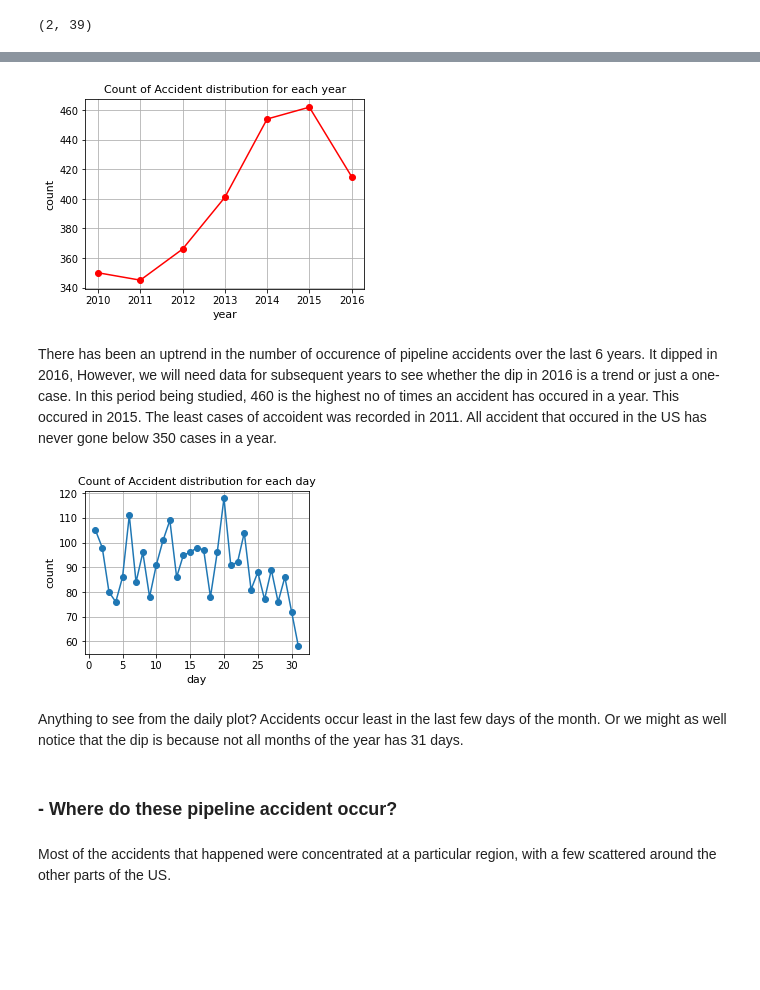
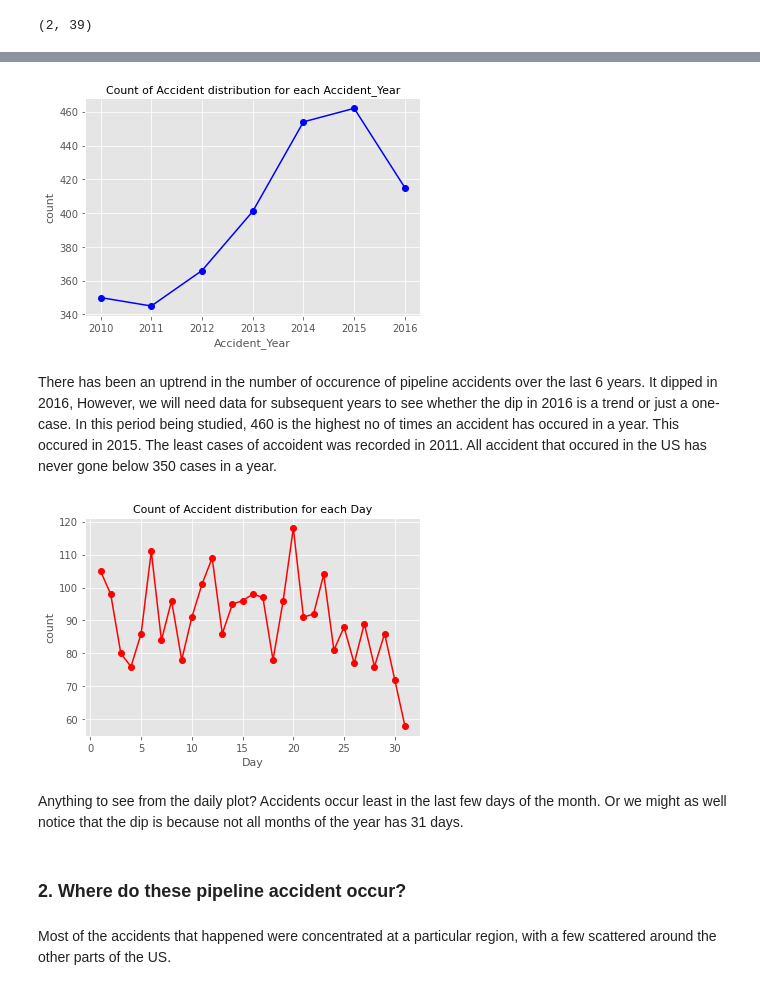
Before and after one commit to oladipod/oilspillage, a Jupyter notebook: oilspillanalysis.ipynb, the cells around one changed output, grey strips where cells are left out. Cells and saved outputs as stored; diff of their text form; code cells hidden in the pictures; blank space fills up the shorter version.

```diff
--- a/oilspillanalysis.ipynb
+++ b/oilspillanalysis.ipynb
@@ -342,13 +294,8 @@ for i in num_list:
 # %% [markdown]
 These three columns are all right skewed. It is better to fill with median.
 # %%
-num_list =['Public_Evacuations',
- 'Property_Damage_Costs',
- 'Lost_Commodity_Costs',
- 'Emergency_Response_Costs',
- 'Environmental_Remediation_Costs',
- 'Other_Costs',
- 'Public_Private_Property_Damage_Costs']
+num_list =['Public_Evacuations', 'Property_Damage_Costs','Lost_Commodity_Costs', 'Emergency_Response_Costs',
+ 'Environmental_Remediation_Costs', 'Other_Costs', 'Public_Private_Property_Damage_Costs']
 # %%
 for i in cat_list:
     df[i].fillna(str(df[i].mode().iloc[0]), inplace=True)
@@ -529,2 +464,14 @@ df.head()
+# %%
+def trends(df, datecol, color):
+    df2 = df.groupby(datecol).count()
+    df2.head(13)
+
+    plt.figure(figsize = (6,4))
+    plt.plot(df2.index, df2["Report_Number"], marker='o', color=color)
+    plt.title('Count of Accident distribution for each '+ datecol, fontsize=11)
+    plt.xlabel(datecol, fontsize=11)
+    plt.ylabel('count', fontsize=11)
+    plt.grid(True)
+    plt.show()
 # %%
 #MONTHLY DISTRIBUTION
@@ -592,40 +506,23 @@ df.tail()
 | 2792 | 20170027 | 22045 | 2016 | 2016-12-29 06:40:00 | 39145 | ENBRIDGE STORAGE (CUSHING) L.L.C. | ... |
 # %%
 #YEARLY TREND
-df2 = df.groupby('Accident_Year').count()
-df2.head(13)
-
-plt.figure(figsize = (5,3.5))
-plt.plot(df2.index, df2["Report_Number"], marker='o', color='r')
-plt.title('Count of Accident distribution for each year', fontsize=11)
-plt.xlabel('year', fontsize=11)
-plt.ylabel('count', fontsize=11)
-plt.grid(True)
-plt.show()
+trends(df, 'Accident_Year','b' )
 # %% [output]
-[figure, old version]
+[figure, new version]
 # %% [markdown]
 There has been an uptrend in the number of occurence of pipeline accidents over the last 6 years. It dipped in 2016, However, we will need data for subsequent years to see whether the dip in 2016 is a trend or just a one-case.
 In this period being studied, 460 is the highest no of times an accident has occured in a year. This occured in 2015. The least cases of accoident was recorded in 2011. All accident that occured in the US has never gone below 350 cases in a year.
 # %%
 #DAILY TREND
-df2 = df.groupby('Day').count()
-df2.head(13)
 
-plt.figure(figsize = (4,3))
-plt.plot(df2.index, df2["Report_Number"], marker='o')
-plt.title('Count of Accident distribution for each day', fontsize=11)
-plt.xlabel('day', fontsize=11)
-plt.ylabel('count', fontsize=11)
-plt.grid(True)
-plt.show()
+trends(df, 'Day','r' )
 # %% [output]
-[figure, old version]
+[figure, new version]
 # %% [markdown]
 Anything to see from the daily plot?
 Accidents occur least in the last few days of the month. Or we might as well notice that the dip is because not all months of the year has 31 days.
 # %% [markdown]
-### - Where do these pipeline accident occur?
+### 2. Where do these pipeline accident occur?
 # %% [markdown]
 Most of the accidents that happened were concentrated at a particular region, with a few scattered around the other parts of the US.
 # %%
```
Also changed, not shown: parts of 32 cells of this notebook, 2 other files.
